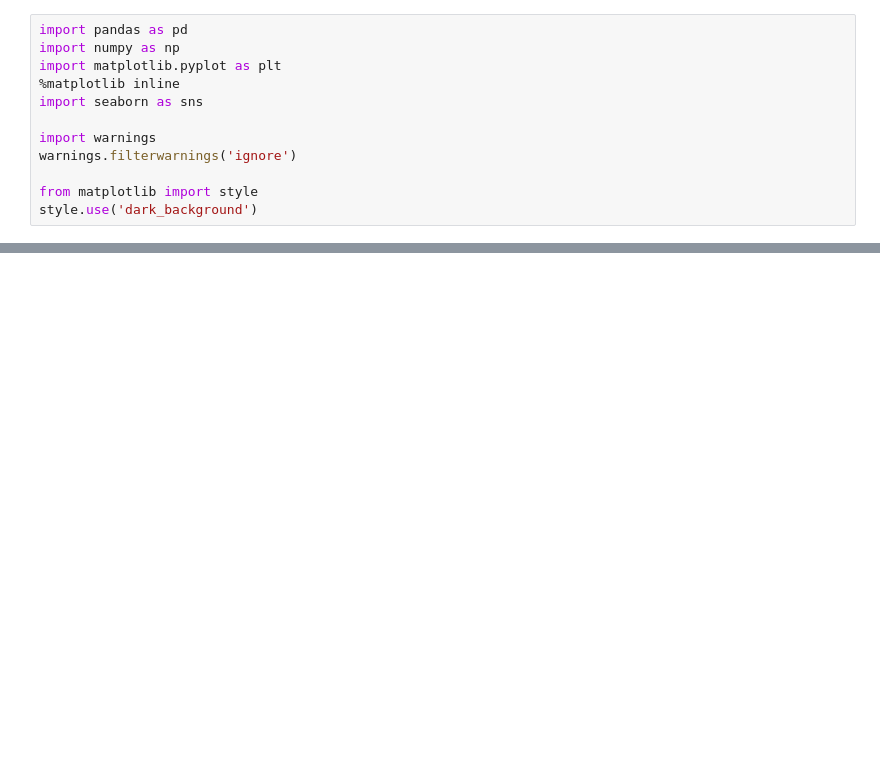
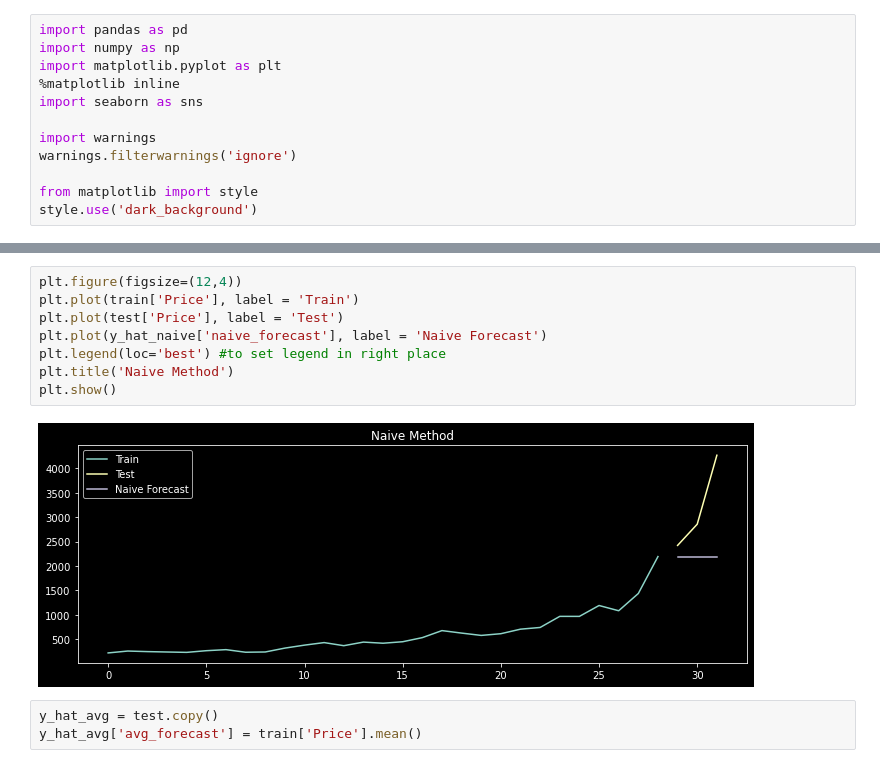
Before and after one commit to chethanbr86/MLDL_projects, a Jupyter notebook: Timeseries/airline-passenger-traffic_upgrad/bitcoin.ipynb, the cells around one changed output, grey strips where cells are left out. Saved outputs shown, nothing was run; the diff lists cells and outputs as text; blank space fills up the shorter version.

```diff
--- a/Timeseries/airline-passenger-traffic_upgrad/bitcoin.ipynb
+++ b/Timeseries/airline-passenger-traffic_upgrad/bitcoin.ipynb
@@ -34,0 +60,13 @@ df
+# %%
+plt.figure(figsize=(12,4))
+plt.plot(train['Price'], label = 'Train')
+plt.plot(test['Price'], label = 'Test')
+plt.plot(y_hat_naive['naive_forecast'], label = 'Naive Forecast')
+plt.legend(loc='best') #to set legend in right place
+plt.title('Naive Method')
+plt.show()
+# %% [output]
+[figure, added]
+# %%
+y_hat_avg = test.copy()
+y_hat_avg['avg_forecast'] = train['Price'].mean()
```
Also changed, not shown: parts of 9 cells of this notebook.
